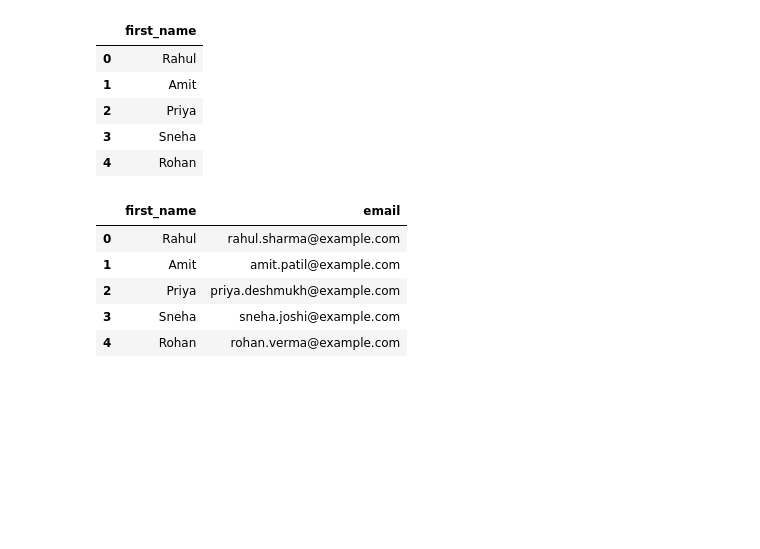
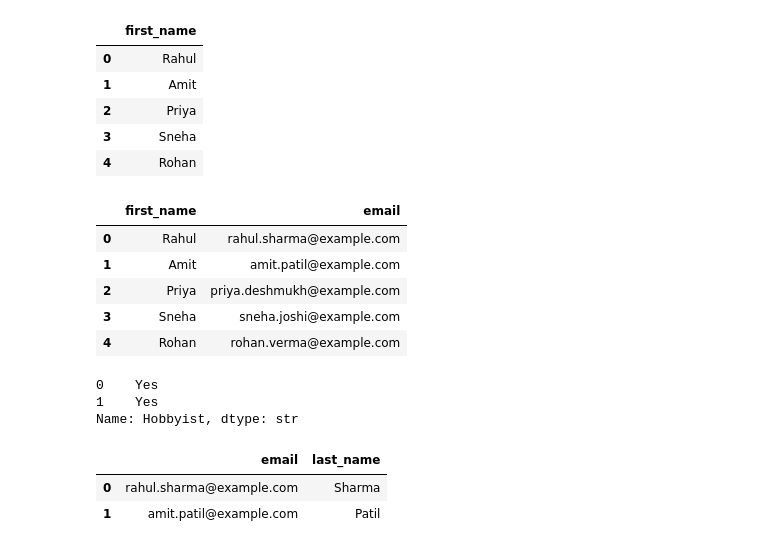
Before and after one commit to Prafullg06/pandas-learning, a Jupyter notebook: pandas.ipynb, the cells around one changed output. Saved outputs shown, nothing was run; the diff lists cells and outputs as text; code cells hidden in the pictures; blank space fills up the shorter version.

Commit message:
accessing the columns by loc and iloc

```diff
--- a/pandas.ipynb
+++ b/pandas.ipynb
@@ -124,3 +124,15 @@ df1[["first_name","email"]]
 | 2 | Priya | priya.deshmukh@example.com |
 | 3 | Sneha | sneha.joshi@example.com |
 | 4 | Rohan | rohan.verma@example.com |
+# %%
+df.iloc[[0, 1], 2]
+# %% [output]
+0    Yes
+1    Yes
+Name: Hobbyist, dtype: str
+# %%
+df1.loc[[0, 1], ['email', 'last_name']]
+# %% [output]
+|  | email | last_name |
+| 0 | rahul.sharma@example.com | Sharma |
+| 1 | amit.patil@example.com | Patil |
```
